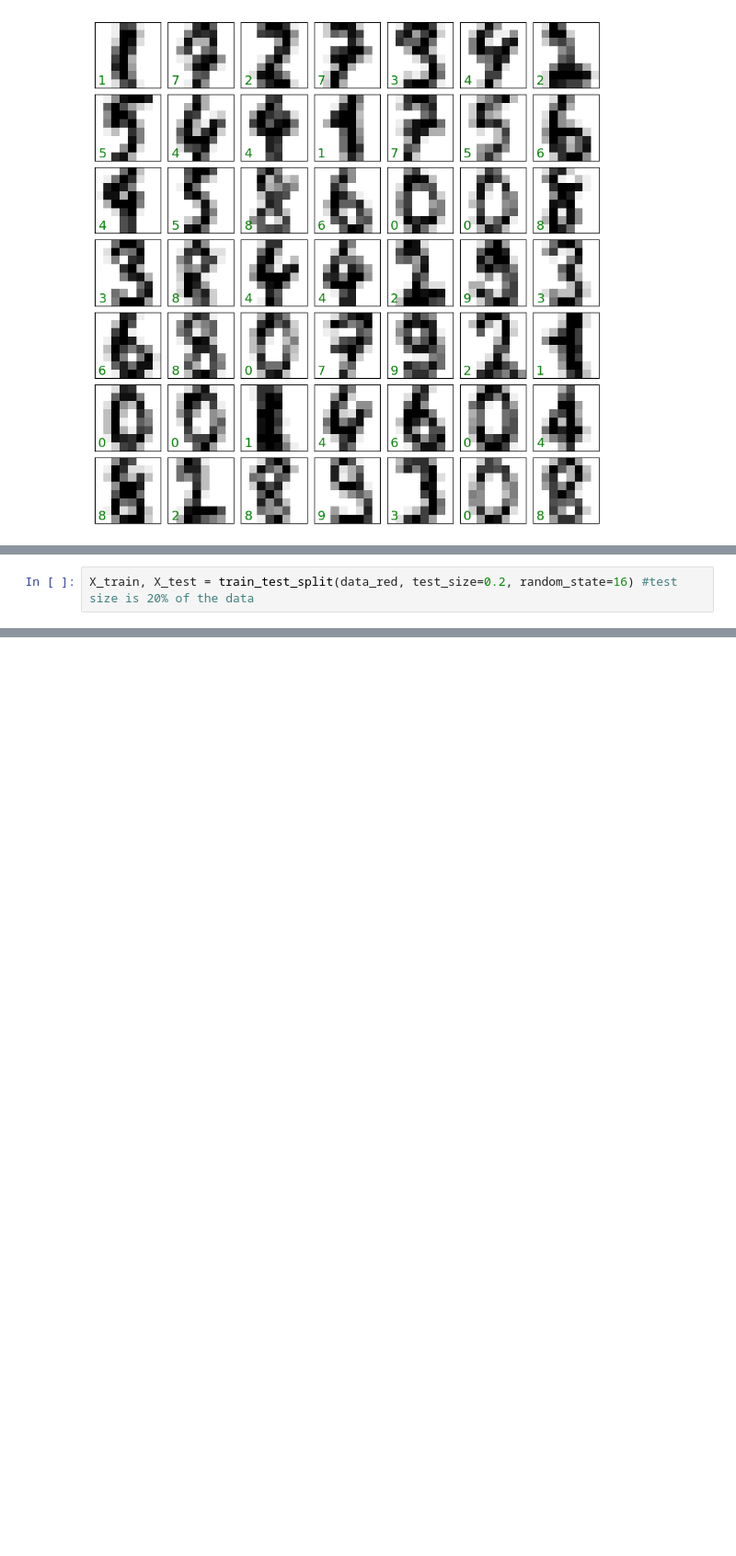
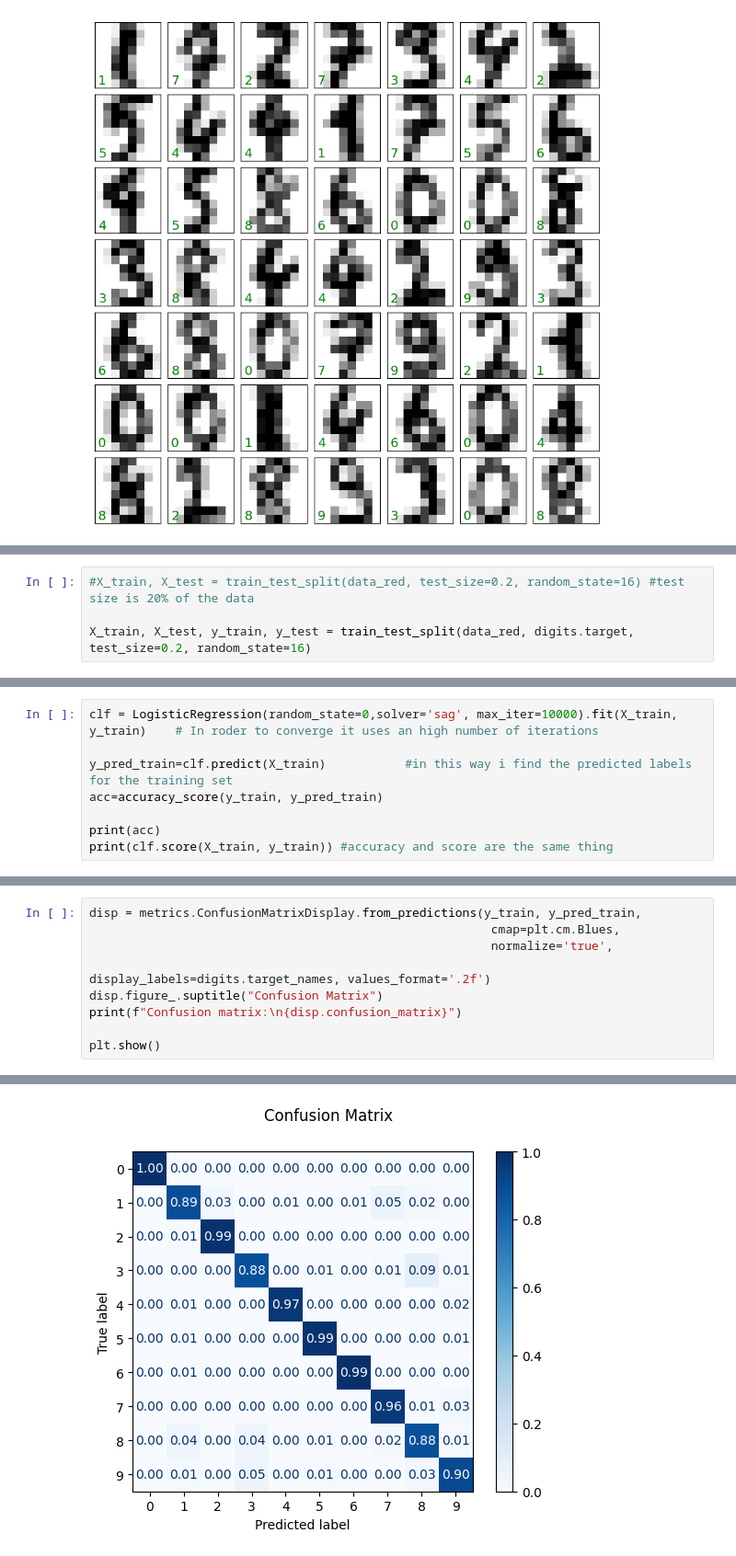
Before and after one commit to Sofiadossena/astrostatistics_bicocca_2025, a Jupyter notebook: working/Digit.ipynb, the cells around one changed output, grey strips where cells are left out. Shown at 92% size. Cells and saved outputs as stored; diff of their text form; blank space fills up the shorter version.

```diff
--- a/working/Digit.ipynb
+++ b/working/Digit.ipynb
@@ -72,2 +76,4 @@ plt.colorbar()
 # %%
-X_train, X_test = train_test_split(data_red, test_size=0.2, random_state=16) #test size is 20% of the data
+#X_train, X_test = train_test_split(data_red, test_size=0.2, random_state=16) #test size is 20% of the data
+
+X_train, X_test, y_train, y_test = train_test_split(data_red, digits.target, test_size=0.2, random_state=16)
@@ -73,0 +82,8 @@ X_train, X_test = train_test_split(data_red, test_size=0.2, random_state=16) #te
+# %%
+clf = LogisticRegression(random_state=0,solver='sag', max_iter=10000).fit(X_train, y_train)    # In roder to converge it uses an high number of iterations
+
+y_pred_train=clf.predict(X_train)           #in this way i find the predicted labels for the training set
+acc=accuracy_score(y_train, y_pred_train)
+
+print(acc)
+print(clf.score(X_train, y_train)) #accuracy and score are the same thing
@@ -73,0 +104,10 @@ X_train, X_test = train_test_split(data_red, test_size=0.2, random_state=16) #te
+# %%
+disp = metrics.ConfusionMatrixDisplay.from_predictions(y_train, y_pred_train,
+                                                        cmap=plt.cm.Blues,
+                                                        normalize='true',
+                                                        display_labels=digits.target_names, values_format='.2f')
+disp.figure_.suptitle("Confusion Matrix")
+print(f"Confusion matrix:\n{disp.confusion_matrix}")
+
+plt.show()
+# %% [output]
@@ -73,0 +131 @@ X_train, X_test = train_test_split(data_red, test_size=0.2, random_state=16) #te
+[figure, added]
```
Also changed, not shown: parts of 10 cells of this notebook.
